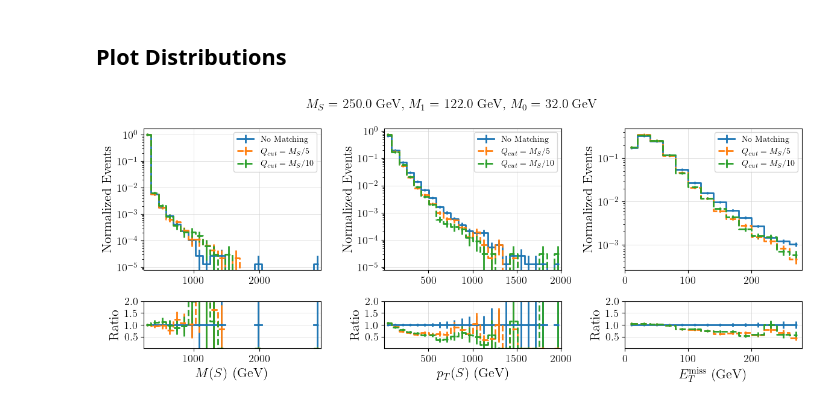
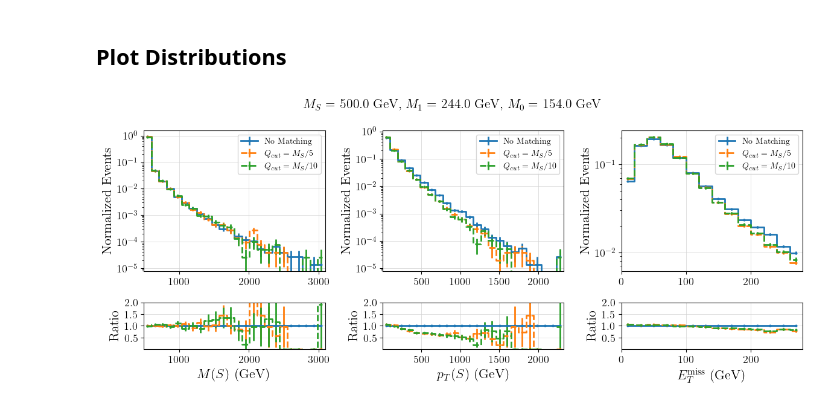
Before and after one commit to andlessa/back2futureTrigger, a Jupyter notebook: matching_comp.ipynb, the cells around one changed output. Saved outputs shown, nothing was run; the diff lists cells and outputs as text; code cells hidden in the pictures.

```diff
--- a/matching_comp.ipynb
+++ b/matching_comp.ipynb
@@ -53,6 +55,15 @@ filesDict = {
                 r'$Q_{cut} = M_{S}/5$' : './pp2chi0chi0J_scan/Events/run_01/ddmH_mS_250_m1_122_dm_90_delphes_events.root',
                 r'$Q_{cut} = M_{S}/10$' : './pp2chi0chi0J_scan/Events/run_09/ddmH_mS_250_m1_122_dm_90_delphes_events.root',
 }
+
+filesDict = {
+                r'No Matching' : './pp2chi0chi0_scan/Events/run_02/ddmH_mS_500_m1_244_dm_90_delphes_events.root',
+                r'$Q_{cut} = M_{S}/5$' : './pp2chi0chi0J_scan/Events/run_02/ddmH_mS_500_m1_244_dm_90_delphes_events.root',
+                r'$Q_{cut} = M_{S}/10$' : './pp2chi0chi0J_scan/Events/run_10/ddmH_mS_500_m1_244_dm_90_delphes_events.root',
+}
+
+
+
 
 modelDict = {}
 for key,f in list(filesDict.items()):
@@ -137,34 +148,36 @@ for i,var in enumerate(plot_variables):
         # print('bc=',bin_centers)
         p = ax.errorbar(bin_centers,y,yerr = yerr,marker = '.',drawstyle = 'steps-mid',
                  label=label,linewidth=2,linestyle=ls)
 
         # Plot ratios
         if j == 0:
             y0 = y
             y0Err = yerr
-
-        r_y = np.divide(y,y0)
-        r_error = r_y*np.sqrt((yerr/y)**2 + (y0Err/y0)**2)
+            r_y = np.ones(len(y))
+            r_error = np.zeros(len(y))
+        else:
+            r_y = np.divide(y,y0)
+            r_error = r_y*np.sqrt((yerr/y)**2 + (y0Err/y0)**2)
         axes[1,i].errorbar(bin_centers,r_y,yerr = r_error,marker = '.',drawstyle = 'steps-mid',
                     label=label,linewidth=2,linestyle=ls,color=p[0].get_color())
 
 
     ax.set_ylabel('Normalized Events')
     ax.set_yscale('log')
     ax.set_xlim(min(bins),max(bins))
     if i >= 0:
         ax.legend()
 
     axes[1,i].set_xlabel(var)
     axes[1,i].set_ylabel('Ratio')
     axes[1,i].set_yticks([0.5,1.0,1.50,2.0])
     axes[1,i].set_ylim(0.,2.0)
     axes[1,i].set_xlim(min(bins),max(bins))
     # ax.set_ylim(0.0,1.1*ymax)
 
 if mDict:
     fig.suptitle(r"$M_{S} =$ %1.1f GeV, $M_{1} = $ %1.1f GeV, $M_0 = $ %1.1f GeV" %(mDict['mS'],mDict['m1'],mDict['m0']))
 plt.tight_layout()
 plt.show()
 # %% [output]
-[figure, old version]
+[figure, new version]
```
Also changed, not shown: parts of 1 cell of this notebook.
